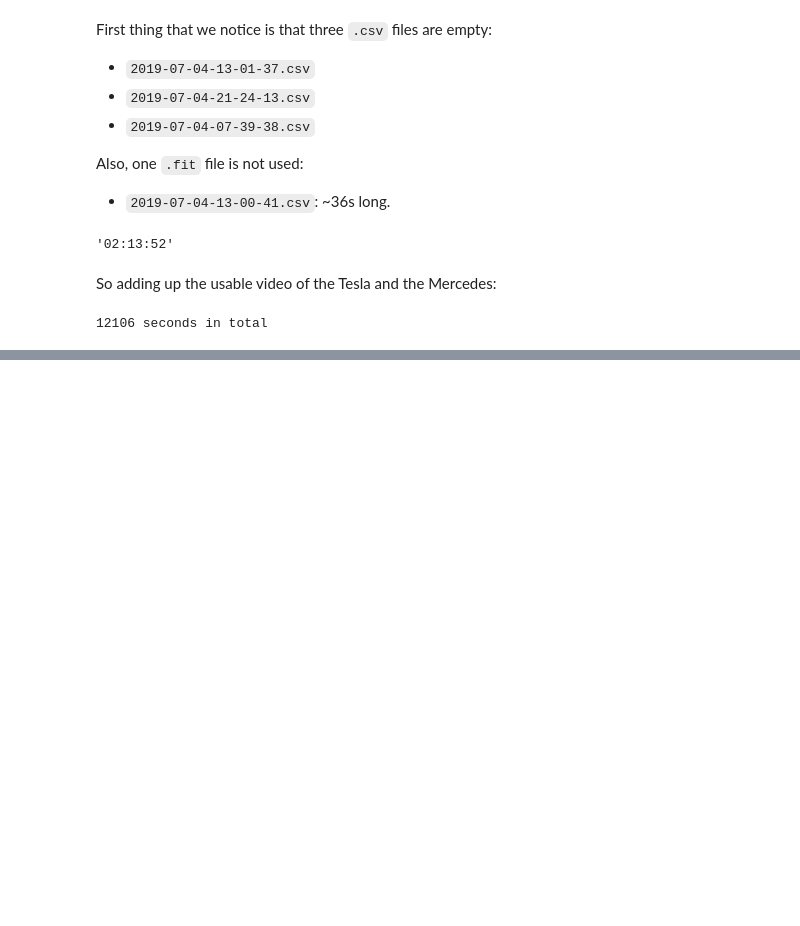
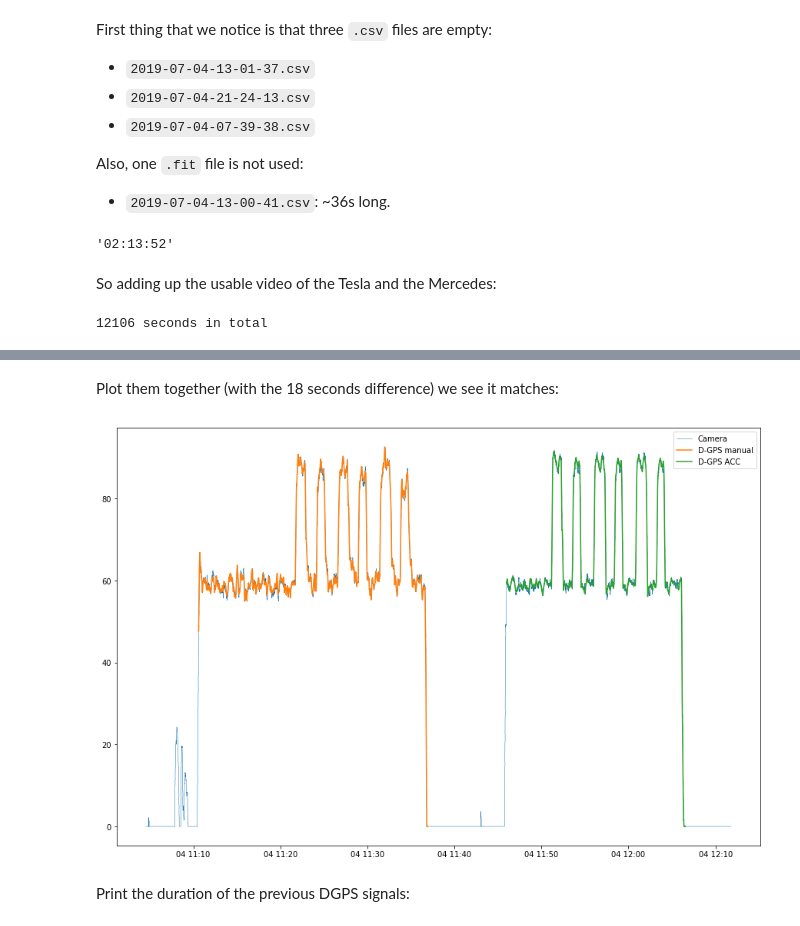
Before and after one commit to iipr/deep-auto-pi, a Jupyter notebook: notebooks/data-synchronization.ipynb, the cells around one changed output, grey strips where cells are left out. Cells and saved outputs as stored; diff of their text form; code cells hidden in the pictures; blank space fills up the shorter version.

Commit message:
Added section on the utc times

```diff
--- a/notebooks/data-synchronization.ipynb
+++ b/notebooks/data-synchronization.ipynb
@@ -442,0 +467,3 @@ print((2 + 1) * 3600 + (13 + 7) * 60 + 52 + 54, 'seconds in total')
+# %%
+df = pd.read_csv('../data/raw/labeled/Thursday 1st manual.csv', usecols=range(1, 52))
+df.head()
@@ -442,0 +480,5 @@ print((2 + 1) * 3600 + (13 + 7) * 60 + 52 + 54, 'seconds in total')
+# %%
+df['utc_timestamp'] = pd.to_datetime(df['Time(s)'], unit='s', origin='2019-07-04') - pd.to_timedelta(2, unit='h')
+cols = df.columns.tolist()
+df = df[cols[-1:] + cols[:-1]]
+df.head()
@@ -442,0 +495,6 @@ print((2 + 1) * 3600 + (13 + 7) * 60 + 52 + 54, 'seconds in total')
+# %%
+df_acc = pd.read_csv('../data/raw/labeled/Thursday ACC max dist.csv')
+df_acc['utc_timestamp'] = pd.to_datetime(df_acc['Time(s)'], unit='s', origin='2019-07-04') - pd.to_timedelta(2, unit='h')
+cols = df_acc.columns.tolist()
+df_acc = df_acc[cols[-1:] + cols[:-1]]
+df_acc.head()
@@ -442,0 +511,4 @@ print((2 + 1) * 3600 + (13 + 7) * 60 + 52 + 54, 'seconds in total')
+# %%
+df_m['utc_timestamp'] = pd.to_datetime(df_m.utc_timestamp) + pd.to_timedelta(df_m.timestamp_ms, unit='ms')
+df_m.drop(columns='timestamp_ms', axis=1, inplace=True)
+df_m.head()
@@ -442,0 +522,14 @@ print((2 + 1) * 3600 + (13 + 7) * 60 + 52 + 54, 'seconds in total')
+# %% [markdown]
+Plot them together (with the 18 seconds difference) we see it matches:
+# %%
+fig, ax = plt.subplots()
+fig.set_size_inches(15, 10)
+ax.plot(df_m.utc_timestamp, df_m.enhanced_speed, lw=0.5)
+ax.plot(df.utc_timestamp - pd.to_timedelta(18, unit='s'), df['Velocity(m/s) Tesla azd'] * 3600 / 1000)
+ax.plot(df_acc.utc_timestamp - pd.to_timedelta(18, unit='s'), df_acc['Velocity(m/s) Tesla azd'] * 3600 / 1000)
+ax.legend(['Camera', 'D-GPS manual', 'D-GPS ACC'])
+plt.show()
+# %% [output]
+[figure, added]
+# %% [markdown]
+Print the duration of the previous DGPS signals:
```
Also changed, not shown: parts of 24 cells of this notebook.
